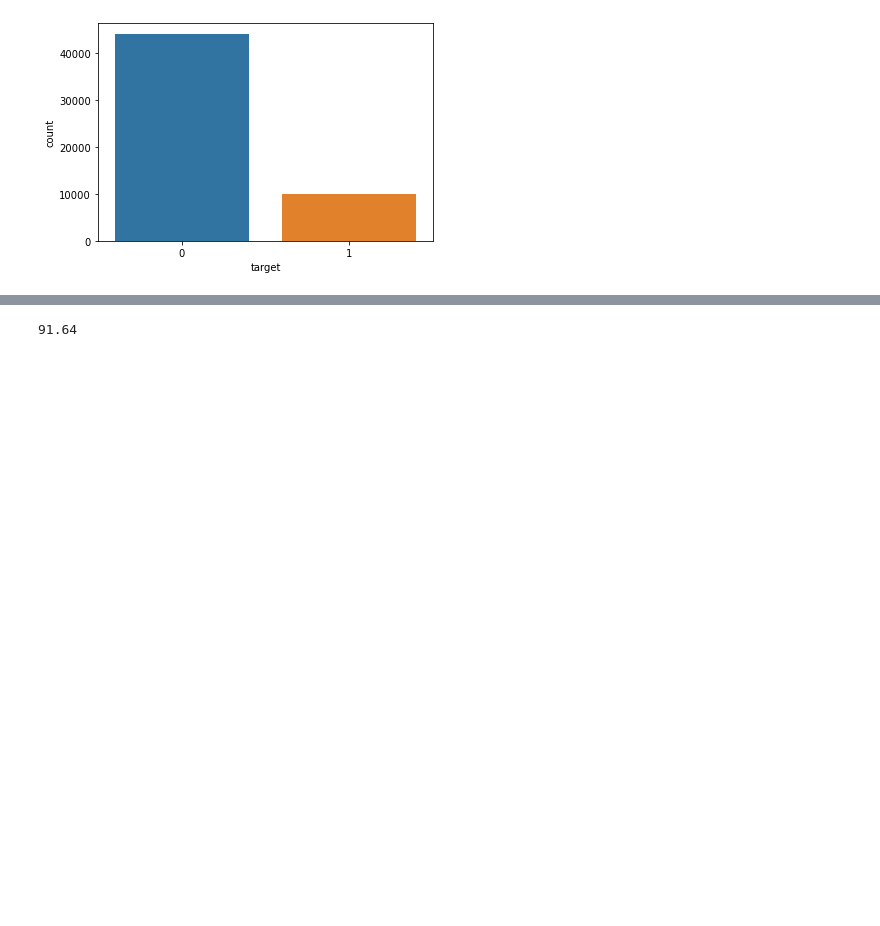
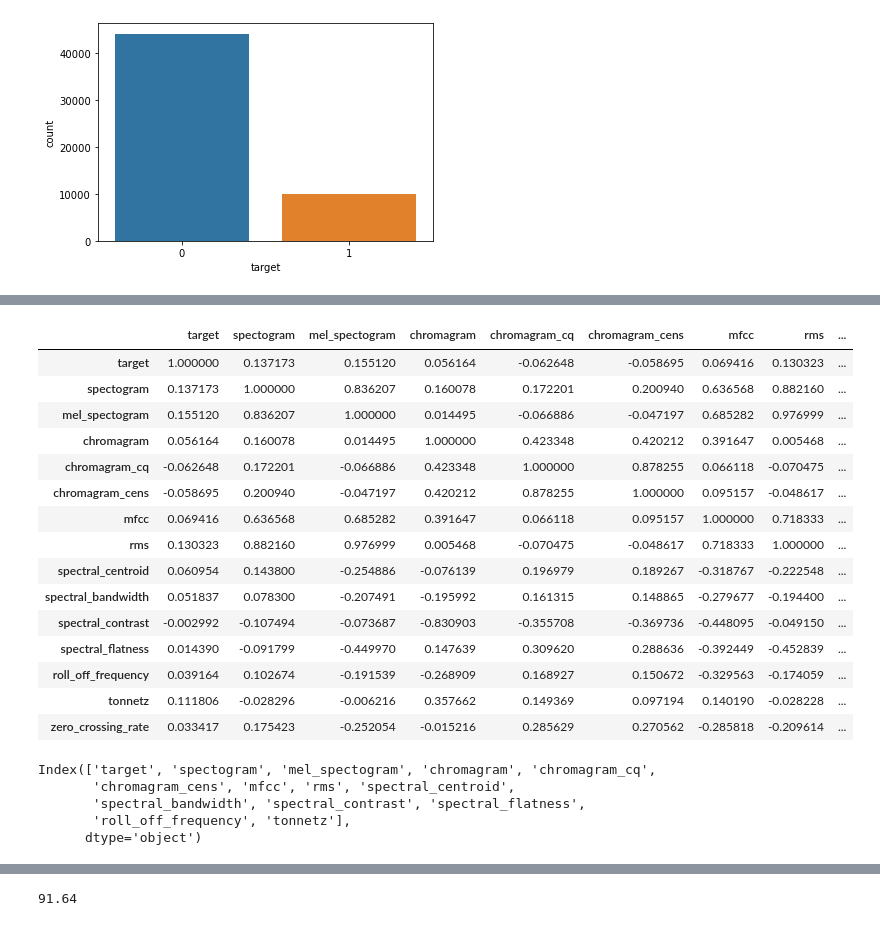
Before and after one commit to DerrickDDInAI/sound-anomaly-detection, a Jupyter notebook: Random_forest_test.ipynb, the cells around one changed output, grey strips where cells are left out. Cells and saved outputs as stored; diff of their text form; code cells hidden in the pictures; blank space fills up the shorter version.

```diff
--- a/Random_forest_test.ipynb
+++ b/Random_forest_test.ipynb
@@ -115,3 +94,31 @@ plt.show()
+# %%
+# Correlation matrix
+df_test.corr().style.background_gradient(cmap="coolwarm")
+# %% [output]
+|  | target | spectogram | mel_spectogram | chromagram | chromagram_cq | chromagram_cens | mfcc | rms | ... |
+| target | 1.000000 | 0.137173 | 0.155120 | 0.056164 | -0.062648 | -0.058695 | 0.069416 | 0.130323 | ... |
+| spectogram | 0.137173 | 1.000000 | 0.836207 | 0.160078 | 0.172201 | 0.200940 | 0.636568 | 0.882160 | ... |
+| mel_spectogram | 0.155120 | 0.836207 | 1.000000 | 0.014495 | -0.066886 | -0.047197 | 0.685282 | 0.976999 | ... |
+| chromagram | 0.056164 | 0.160078 | 0.014495 | 1.000000 | 0.423348 | 0.420212 | 0.391647 | 0.005468 | ... |
+| chromagram_cq | -0.062648 | 0.172201 | -0.066886 | 0.423348 | 1.000000 | 0.878255 | 0.066118 | -0.070475 | ... |
+| chromagram_cens | -0.058695 | 0.200940 | -0.047197 | 0.420212 | 0.878255 | 1.000000 | 0.095157 | -0.048617 | ... |
+| mfcc | 0.069416 | 0.636568 | 0.685282 | 0.391647 | 0.066118 | 0.095157 | 1.000000 | 0.718333 | ... |
+| rms | 0.130323 | 0.882160 | 0.976999 | 0.005468 | -0.070475 | -0.048617 | 0.718333 | 1.000000 | ... |
+| spectral_centroid | 0.060954 | 0.143800 | -0.254886 | -0.076139 | 0.196979 | 0.189267 | -0.318767 | -0.222548 | ... |
+| spectral_bandwidth | 0.051837 | 0.078300 | -0.207491 | -0.195992 | 0.161315 | 0.148865 | -0.279677 | -0.194400 | ... |
+| spectral_contrast | -0.002992 | -0.107494 | -0.073687 | -0.830903 | -0.355708 | -0.369736 | -0.448095 | -0.049150 | ... |
+| spectral_flatness | 0.014390 | -0.091799 | -0.449970 | 0.147639 | 0.309620 | 0.288636 | -0.392449 | -0.452839 | ... |
+| roll_off_frequency | 0.039164 | 0.102674 | -0.191539 | -0.268909 | 0.168927 | 0.150672 | -0.329563 | -0.174059 | ... |
+| tonnetz | 0.111806 | -0.028296 | -0.006216 | 0.357662 | 0.149369 | 0.097194 | 0.140190 | -0.028228 | ... |
+| zero_crossing_rate | 0.033417 | 0.175423 | -0.252054 | -0.015216 | 0.285629 | 0.270562 | -0.285818 | -0.209614 | ... |
+# %%
+df_test.columns
+# %% [output]
+Index(['target', 'spectogram', 'mel_spectogram', 'chromagram', 'chromagram_cq',
+       'chromagram_cens', 'mfcc', 'rms', 'spectral_centroid',
+       'spectral_bandwidth', 'spectral_contrast', 'spectral_flatness',
+       'roll_off_frequency', 'tonnetz'],
+      dtype='object')
 # %%
 y = df_test['target']
 # %%
```
Also changed, not shown: parts of 14 cells of this notebook, 11 other files.
